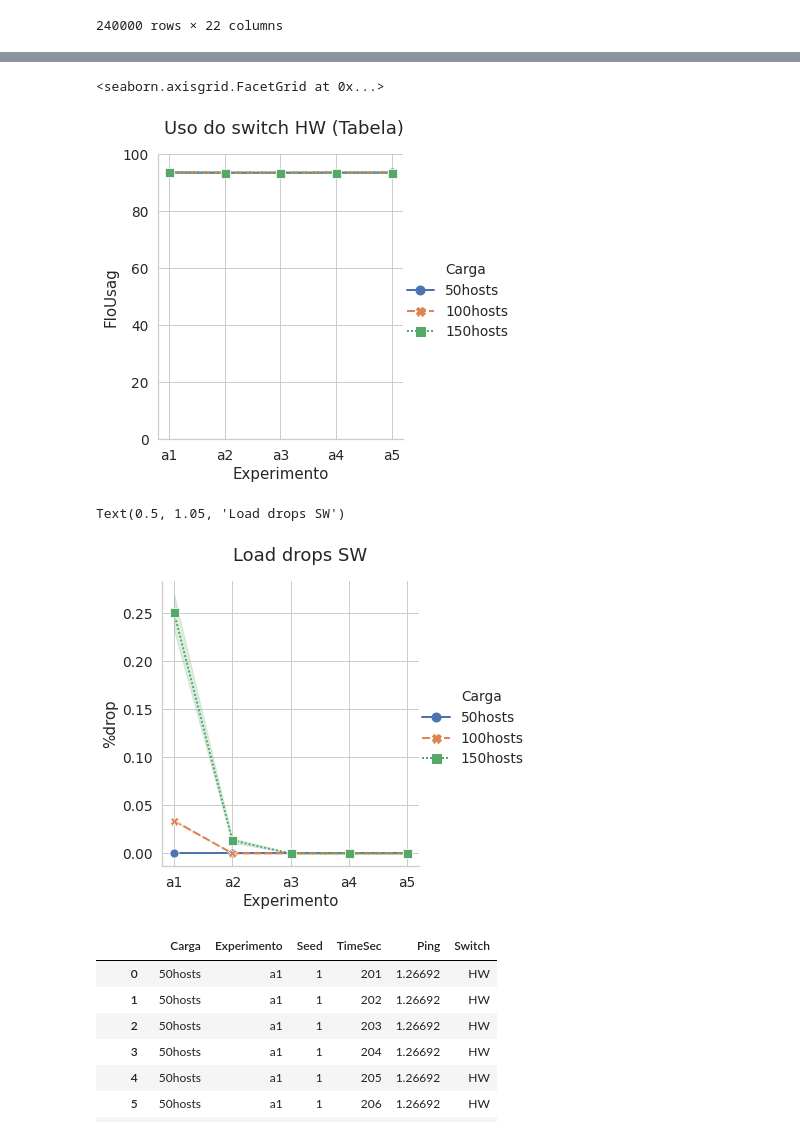
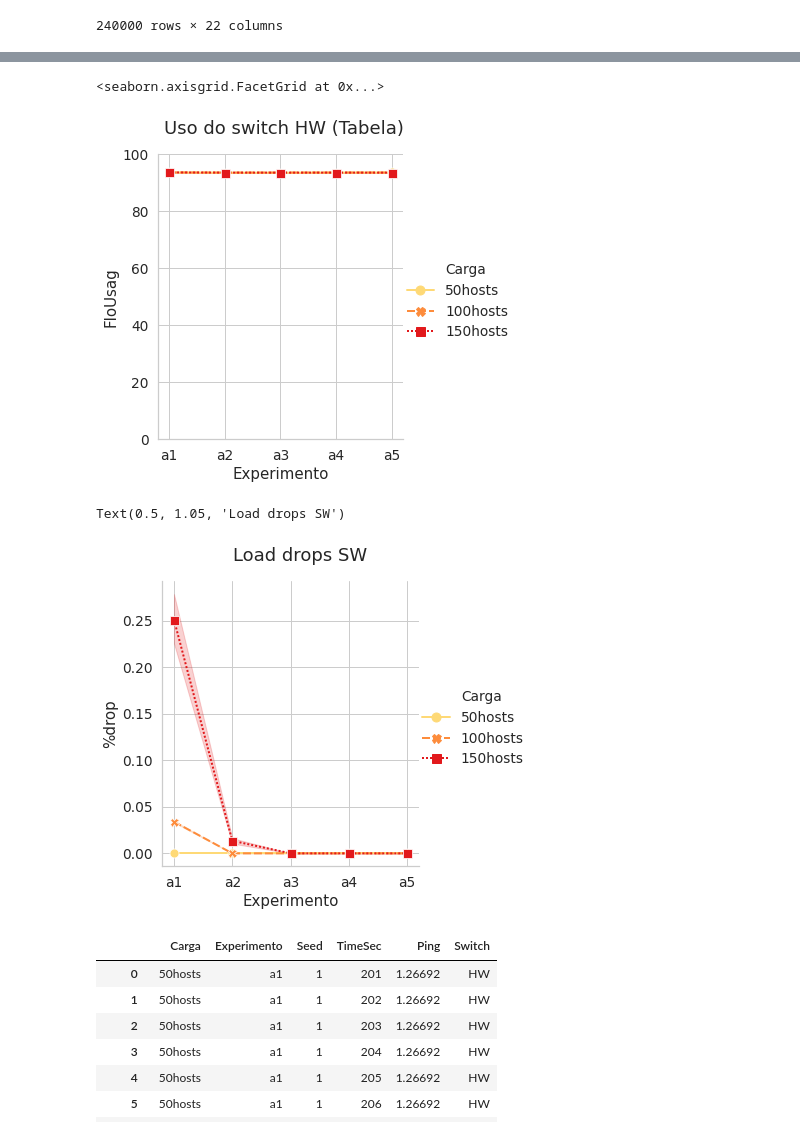
Before and after one commit to pedrobellotti/iperftestes, a Jupyter notebook: Simulacao/NovoArtigo/analiseEstavel.ipynb, the cells around one changed output, grey strips where cells are left out. Drawn from its saved outputs; the diff is of its cells as text; code cells hidden in the pictures.

```diff
--- a/Simulacao/NovoArtigo/analiseEstavel.ipynb
+++ b/Simulacao/NovoArtigo/analiseEstavel.ipynb
@@ -32,11 +32,18 @@ pd.options.display.min_rows = 20
 # B - sem switch HW, podendo aumentar/diminuir número de switches SW (número máximo de SW = 5)
 # D - com switch HW, não podendo aumentar/diminuir número de switches SW (número de SW fixo em 5)
 
-#Novos gráficos com média (intervalo estavel):
-#CDF das bandas e duracao dos trafegos (do arquivo iperfs) --------VERIFICAR--------
-#Eixo x -> maxSW por experimento
-#Eixo y -> valor
-#Hue -> cargas
+#TODO:
+#Graficos em ingles
+#Legenda: Carga = load; 50hosts=low; 100hosts=medium; 150=high
+#SW=Software Switch; HW=Hardware Switch
+#Eixo y (variavel (%) Ex: Load Usage (%))
+#Experimento (eixo x) -> Maximum number of software switches (1,2,3,4,5)
+#Alterar Experimento->Configuration
+#Block -> block ratio (mudar de 0-1 para 0-100)
+#Drop -> drop ratio (mudar de 0-1 para 0-100)
+#Grafico de vazao: Soma->Throughput (Gbps);
+#Remover titulo de todos os graficos (usar uma variavel para controlar se imprime o titulo ou nao)
+
 
 # Parâmetros que variam nesta simulação
 seeds = [1,2,3,4,5,6,7,8]
@@ -45,6 +52,9 @@ experimentos = ["a1","a2","a3","a4","a5"]
 
 # Tempo total de simulação
 t_sim = 2000
+
+# Intervalo de confiança
+confianca = 99
 # %%
 # Função para ler os arquivos de log
 def mymode (series):
@@ -314,21 +324,21 @@ snsplt.set(ylim=(0,100))
 # %%
-snsplt = sns.relplot(x="Experimento", y="FloUsag",
+snsplt = sns.relplot(palette="YlOrRd", x="Experimento", y="FloUsag",
             hue="Carga",
-            kind="line", legend="full", data=df_hw, ci=95, style="Carga", markers=True)
+            kind="line", legend="full", data=df_hw, ci=confianca, style="Carga", markers=True)
 snsplt.fig.suptitle('Uso do switch HW (Tabela)', y=1.05)
 snsplt.set(ylim=(0,100))
 # %% [output]
 <seaborn.axisgrid.FacetGrid at 0x...>
-[figure, old version]
+[figure, new version]
 # %%
-snsplt = sns.relplot(x="Experimento", y="%drop",
+snsplt = sns.relplot(palette="YlOrRd", x="Experimento", y="%drop",
             hue="Carga",
-            kind="line", legend="full", data=df_sw, ci=95, style="Carga", markers=True)
+            kind="line", legend="full", data=df_sw, ci=confianca, style="Carga", markers=True)
 snsplt.fig.suptitle('Load drops SW', y=1.05)
 #snsplt.set(xlim=(0,600))
 # %% [output]
 Text(0.5, 1.05, 'Load drops SW')
-[figure, old version]
+[figure, new version]
 # %%
 #Lendo os arquivos de ping
 df_pingstats = read_df_ping()
```
Also changed, not shown: parts of 7 cells of this notebook, 1 other file.
